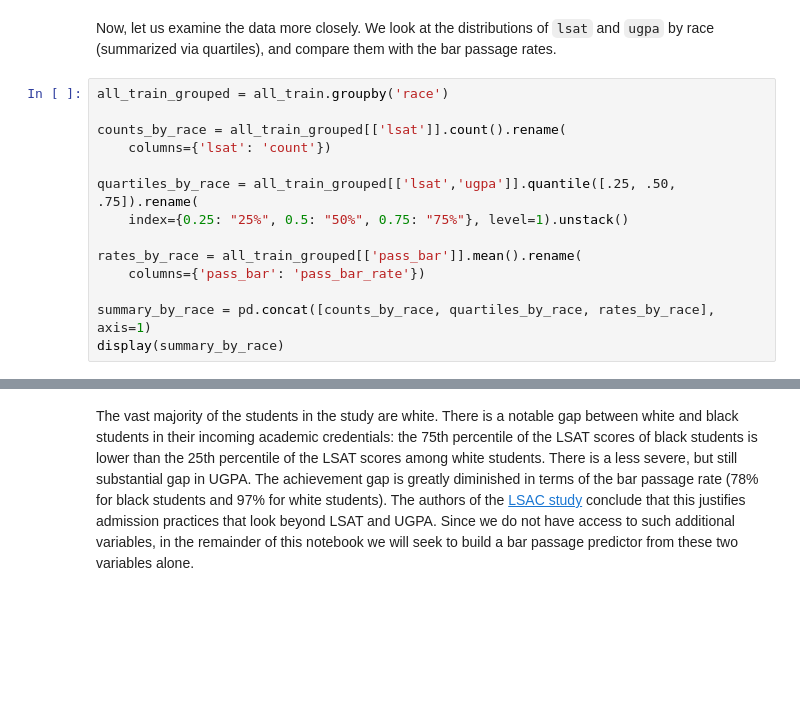
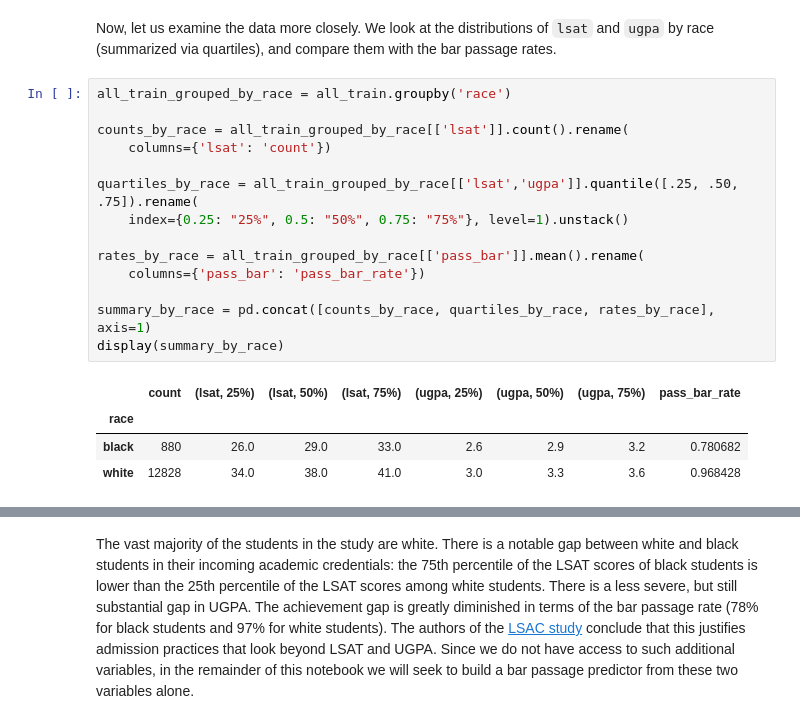
Before and after one commit to fairlearn/fairlearn, a Jupyter notebook: notebooks/Mitigating Disparities in Ranking from Binary Data.ipynb, the cells around one changed output, grey strips where cells are left out. Saved outputs shown, nothing was run; the diff lists cells and outputs as text; blank space fills up the shorter version.

```diff
--- a/notebooks/Mitigating Disparities in Ranking from Binary Data.ipynb
+++ b/notebooks/Mitigating Disparities in Ranking from Binary Data.ipynb
@@ -52,16 +67,21 @@ display(all_train)
 # %% [markdown]
 Now, let us examine the data more closely. We look at the distributions of `lsat` and `ugpa` by race (summarized via quartiles), and compare them with the bar passage rates.
 # %%
-all_train_grouped = all_train.groupby('race')
+all_train_grouped_by_race = all_train.groupby('race')
 
-counts_by_race = all_train_grouped[['lsat']].count().rename(
+counts_by_race = all_train_grouped_by_race[['lsat']].count().rename(
     columns={'lsat': 'count'})
 
-quartiles_by_race = all_train_grouped[['lsat','ugpa']].quantile([.25, .50, .75]).rename(
+quartiles_by_race = all_train_grouped_by_race[['lsat','ugpa']].quantile([.25, .50, .75]).rename(
     index={0.25: "25%", 0.5: "50%", 0.75: "75%"}, level=1).unstack()
 
-rates_by_race = all_train_grouped[['pass_bar']].mean().rename(
+rates_by_race = all_train_grouped_by_race[['pass_bar']].mean().rename(
     columns={'pass_bar': 'pass_bar_rate'})
 
 summary_by_race = pd.concat([counts_by_race, quartiles_by_race, rates_by_race], axis=1)
 display(summary_by_race)
+# %% [output]
+|  | count | (lsat, 25%) | (lsat, 50%) | (lsat, 75%) | (ugpa, 25%) | (ugpa, 50%) | (ugpa, 75%) | pass_bar_rate |
+| race |  |  |  |  |  |  |  |  |
+| black | 880 | 26.0 | 29.0 | 33.0 | 2.6 | 2.9 | 3.2 | 0.780682 |
+| white | 12828 | 34.0 | 38.0 | 41.0 | 3.0 | 3.3 | 3.6 | 0.968428 |
```
Also changed, not shown: parts of 13 cells of this notebook, 1 other file.
